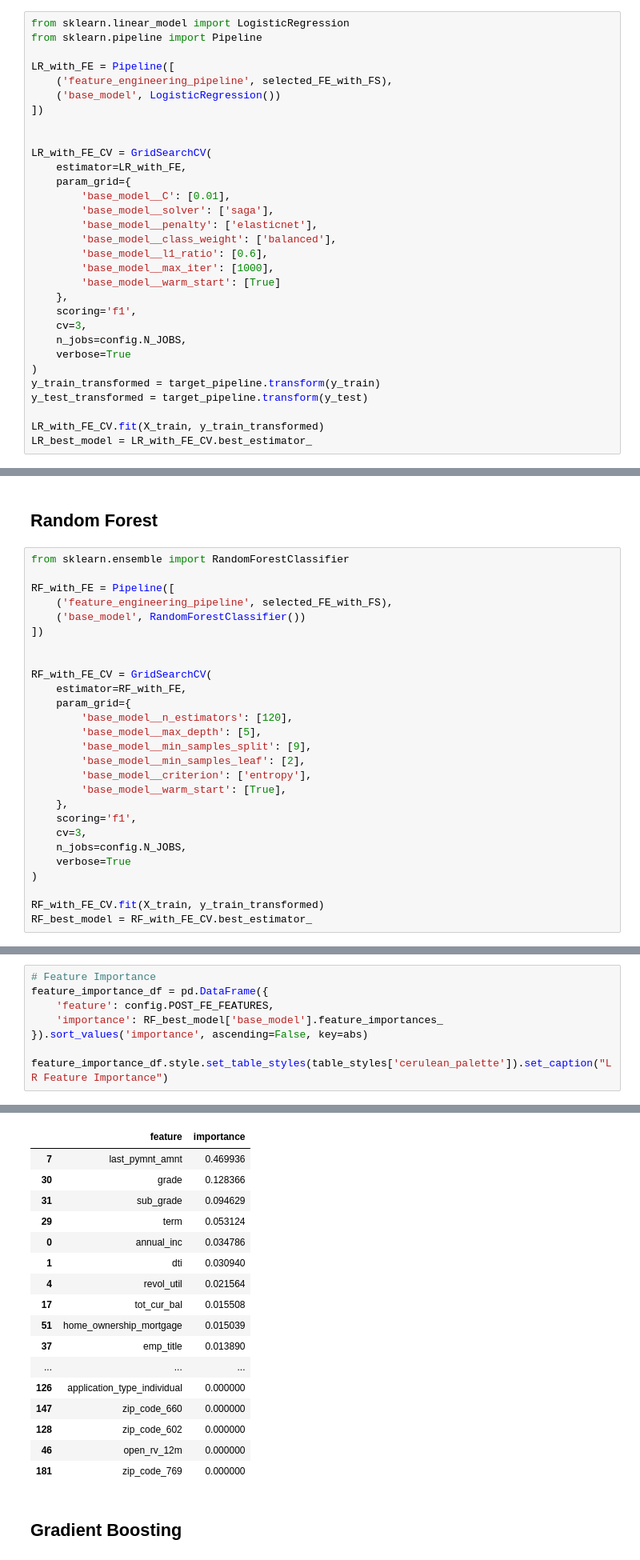
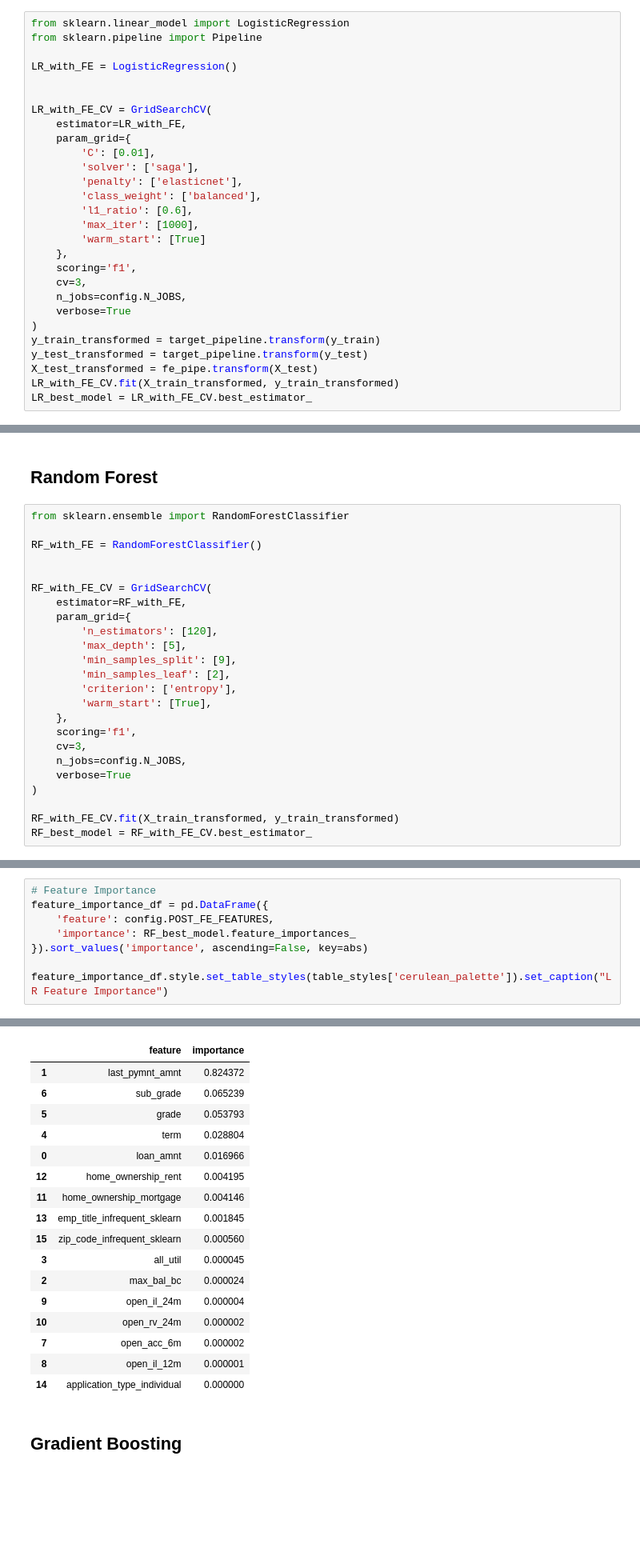
Before and after one commit to jyothisable/Credit-Default-Risk-Prediction-Model, a Jupyter notebook: notebooks/model_prototyping.ipynb, the cells around one changed output, grey strips where cells are left out. Shown at 80% size. Drawn from its saved outputs; the diff is of its cells as text; blank space fills up the shorter version.

```diff
--- a/notebooks/model_prototyping.ipynb
+++ b/notebooks/model_prototyping.ipynb
@@ -467,22 +518,19 @@ LR Feature Importance
 from sklearn.linear_model import LogisticRegression
 from sklearn.pipeline import Pipeline
 
-LR_with_FE = Pipeline([
-    ('feature_engineering_pipeline', selected_FE_with_FS),
-    ('base_model', LogisticRegression())
-])
+LR_with_FE = LogisticRegression()
 
 
 LR_with_FE_CV = GridSearchCV(
     estimator=LR_with_FE,
     param_grid={
-        'base_model__C': [0.01],
-        'base_model__solver': ['saga'],
-        'base_model__penalty': ['elasticnet'],
-        'base_model__class_weight': ['balanced'],
-        'base_model__l1_ratio': [0.6],
-        'base_model__max_iter': [1000],
-        'base_model__warm_start': [True]
+        'C': [0.01],
+        'solver': ['saga'],
+        'penalty': ['elasticnet'],
+        'class_weight': ['balanced'],
+        'l1_ratio': [0.6],
+        'max_iter': [1000],
+        'warm_start': [True]
     },
     scoring='f1',
     cv=3,
@@ -491,8 +539,8 @@ LR_with_FE_CV = GridSearchCV(
 )
 y_train_transformed = target_pipeline.transform(y_train)
 y_test_transformed = target_pipeline.transform(y_test)
-
-LR_with_FE_CV.fit(X_train, y_train_transformed)
+X_test_transformed = fe_pipe.transform(X_test)
+LR_with_FE_CV.fit(X_train_transformed, y_train_transformed)
 LR_best_model = LR_with_FE_CV.best_estimator_
 # %% [output]
 Fitting 3 folds for each of 1 candidates, totalling 3 fits
@@ -573,21 +619,18 @@ LR Feature Importance
 # %%
 from sklearn.ensemble import RandomForestClassifier
 
-RF_with_FE = Pipeline([
-    ('feature_engineering_pipeline', selected_FE_with_FS),
-    ('base_model', RandomForestClassifier())
-])
+RF_with_FE = RandomForestClassifier()
 
 
 RF_with_FE_CV = GridSearchCV(
     estimator=RF_with_FE,
     param_grid={
-        'base_model__n_estimators': [120],
-        'base_model__max_depth': [5],
-        'base_model__min_samples_split': [9],
-        'base_model__min_samples_leaf': [2],
-        'base_model__criterion': ['entropy'],
-        'base_model__warm_start': [True],
+        'n_estimators': [120],
+        'max_depth': [5],
+        'min_samples_split': [9],
+        'min_samples_leaf': [2],
+        'criterion': ['entropy'],
+        'warm_start': [True],
     },
     scoring='f1',
     cv=3,
@@ -595,7 +638,7 @@ RF_with_FE_CV = GridSearchCV(
     verbose=True
 )
 
-RF_with_FE_CV.fit(X_train, y_train_transformed)
+RF_with_FE_CV.fit(X_train_transformed, y_train_transformed)
 RF_best_model = RF_with_FE_CV.best_estimator_
 # %% [output]
 Fitting 3 folds for each of 1 candidates, totalling 3 fits
@@ -658,30 +689,30 @@ Best threshold = 0.22 with f1 score = 0.71
 # %%
 # Feature Importance
 feature_importance_df = pd.DataFrame({
     'feature': config.POST_FE_FEATURES,
-    'importance': RF_best_model['base_model'].feature_importances_
+    'importance': RF_best_model.feature_importances_
 }).sort_values('importance', ascending=False, key=abs)
 
 feature_importance_df.style.set_table_styles(table_styles['cerulean_palette']).set_caption("LR Feature Importance")
 # %% [output]
 LR Feature Importance
 |  | feature | importance |
-| 7 | last_pymnt_amnt | 0.469936 |
-| 30 | grade | 0.128366 |
-| 31 | sub_grade | 0.094629 |
-| 29 | term | 0.053124 |
-| 0 | annual_inc | 0.034786 |
-| 1 | dti | 0.030940 |
-| 4 | revol_util | 0.021564 |
-| 17 | tot_cur_bal | 0.015508 |
-| 51 | home_ownership_mortgage | 0.015039 |
-| 37 | emp_title | 0.013890 |
-| ... | ... | ... |
-| 126 | application_type_individual | 0.000000 |
-| 147 | zip_code_660 | 0.000000 |
-| 128 | zip_code_602 | 0.000000 |
-| 46 | open_rv_12m | 0.000000 |
-| 181 | zip_code_769 | 0.000000 |
+| 1 | last_pymnt_amnt | 0.824372 |
+| 6 | sub_grade | 0.065239 |
+| 5 | grade | 0.053793 |
+| 4 | term | 0.028804 |
+| 0 | loan_amnt | 0.016966 |
+| 12 | home_ownership_rent | 0.004195 |
+| 11 | home_ownership_mortgage | 0.004146 |
+| 13 | emp_title_infrequent_sklearn | 0.001845 |
+| 15 | zip_code_infrequent_sklearn | 0.000560 |
+| 3 | all_util | 0.000045 |
+| 2 | max_bal_bc | 0.000024 |
+| 9 | open_il_24m | 0.000004 |
+| 10 | open_rv_24m | 0.000002 |
+| 7 | open_acc_6m | 0.000002 |
+| 8 | open_il_12m | 0.000001 |
+| 14 | application_type_individual | 0.000000 |
 # %% [markdown]
 ## Gradient Boosting
 # %%
```
Also changed, not shown: parts of 20 cells of this notebook, 7 other files.
